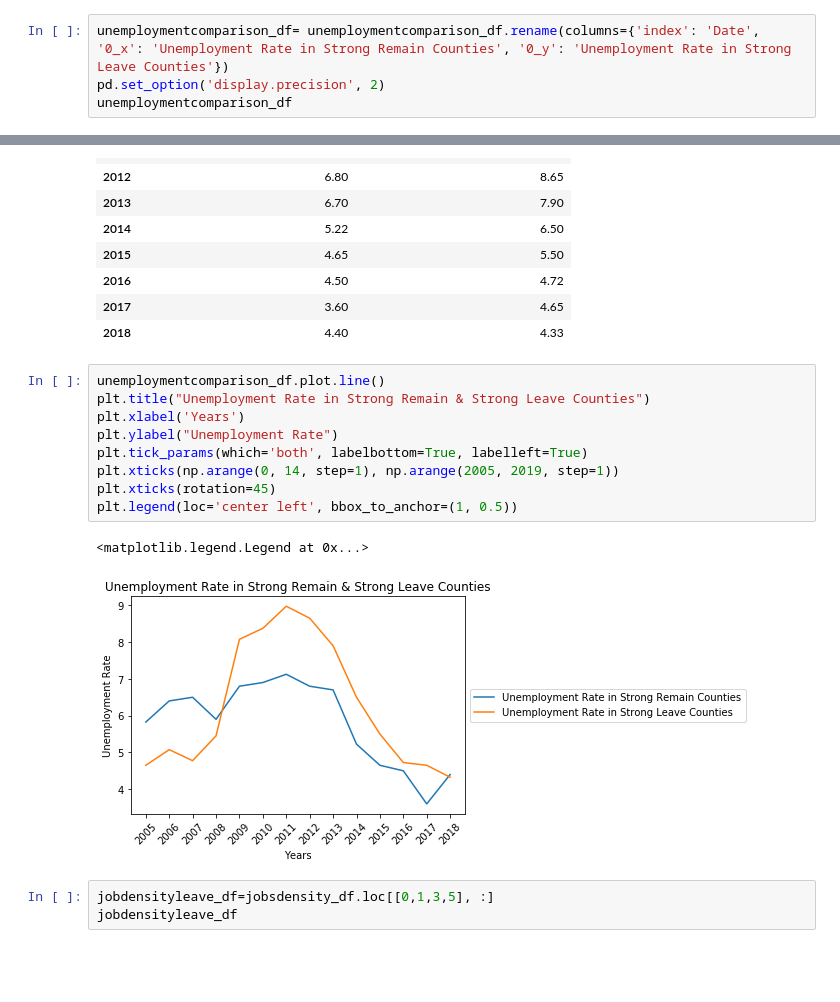
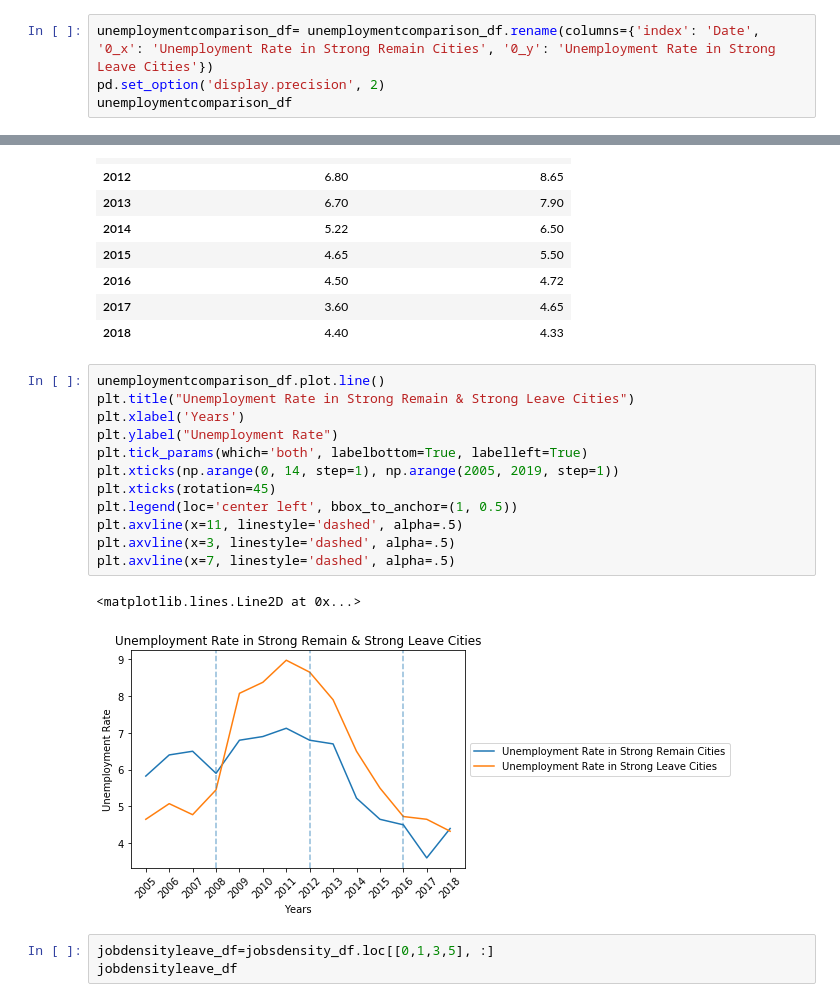
Before and after one commit to harper-data-mind/Project1, a Jupyter notebook: SOLBREXIT.ipynb, the cells around one changed output, grey strips where cells are left out. Saved outputs shown, nothing was run; the diff lists cells and outputs as text; blank space fills up the shorter version.

```diff
--- a/SOLBREXIT.ipynb
+++ b/SOLBREXIT.ipynb
@@ -254,7 +254,7 @@ unemploymentcomparison_df
 | 12 | 2017 | 3.60 | 4.65 |
 | 13 | 2018 | 4.40 | 4.33 |
 # %%
-unemploymentcomparison_df= unemploymentcomparison_df.rename(columns={'index': 'Date', '0_x': 'Unemployment Rate in Strong Remain Counties', '0_y': 'Unemployment Rate in Strong Leave Counties'})
+unemploymentcomparison_df= unemploymentcomparison_df.rename(columns={'index': 'Date', '0_x': 'Unemployment Rate in Strong Remain Cities', '0_y': 'Unemployment Rate in Strong Leave Cities'})
 pd.set_option('display.precision', 2)
 unemploymentcomparison_df
 # %% [output]
@@ -295,16 +295,19 @@ unemploymentcomparison_df
 | 2018 | 4.40 | 4.33 |
 # %%
 unemploymentcomparison_df.plot.line()
-plt.title("Unemployment Rate in Strong Remain & Strong Leave Counties")
+plt.title("Unemployment Rate in Strong Remain & Strong Leave Cities")
 plt.xlabel('Years')
 plt.ylabel("Unemployment Rate")
 plt.tick_params(which='both', labelbottom=True, labelleft=True)
 plt.xticks(np.arange(0, 14, step=1), np.arange(2005, 2019, step=1))
 plt.xticks(rotation=45)
 plt.legend(loc='center left', bbox_to_anchor=(1, 0.5))
+plt.axvline(x=11, linestyle='dashed', alpha=.5)
+plt.axvline(x=3, linestyle='dashed', alpha=.5)
+plt.axvline(x=7, linestyle='dashed', alpha=.5)
 # %% [output]
-<matplotlib.legend.Legend at 0x...>
+<matplotlib.lines.Line2D at 0x...>
-[figure, old version]
+[figure, new version]
 # %%
 jobdensityleave_df=jobsdensity_df.loc[[0,1,3,5], :]
 jobdensityleave_df
```
Also changed, not shown: parts of 8 cells of this notebook.
